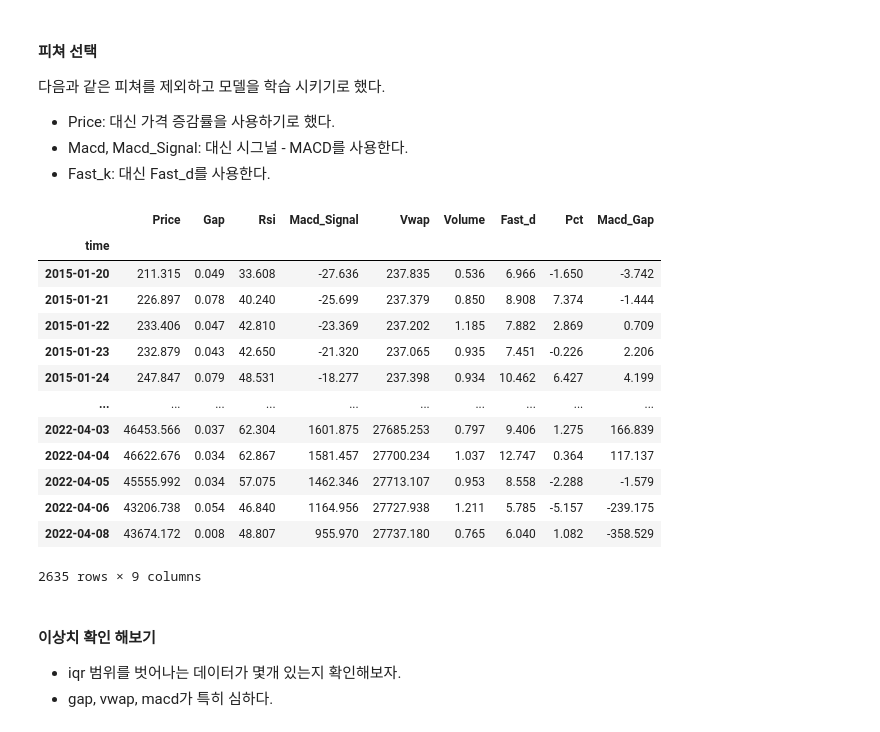
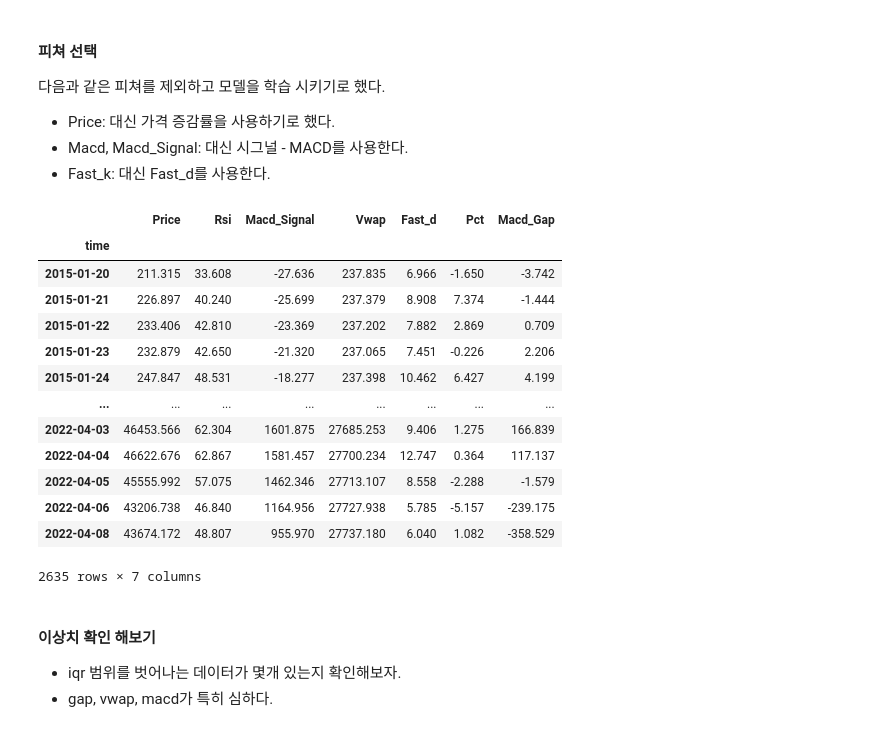
Before and after one commit to Think-JIn99/All-about-Market, a Jupyter notebook: trading/Jeong/machine_trade/EDA/btc/eda_btc_1d.ipynb, the cells around one changed output. Cells and saved outputs as stored; diff of their text form; code cells hidden in the pictures.

```diff
--- a/trading/Jeong/machine_trade/EDA/btc/eda_btc_1d.ipynb
+++ b/trading/Jeong/machine_trade/EDA/btc/eda_btc_1d.ipynb
@@ -217,24 +217,24 @@ plot_corr(x=df['Fast_k'],y=df['Pct'],x_name="Fast_k")
 * Fast_k: 대신 Fast_d를 사용한다.
 # %%
 macd_gap = df['Macd_Signal'] - df['Macd']
-new_df = df.drop(["Macd","Fast_k"], axis=1)
+new_df = df.drop(["Macd","Fast_k","Volume","Gap"], axis=1)
 new_df["Macd_Gap"] = macd_gap
 new_df
 # %% [output]
-|  | Price | Gap | Rsi | Macd_Signal | Vwap | Volume | Fast_d | Pct | Macd_Gap |
-| time |  |  |  |  |  |  |  |  |  |
-| 2015-01-20 | 211.315 | 0.049 | 33.608 | -27.636 | 237.835 | 0.536 | 6.966 | -1.650 | -3.742 |
-| 2015-01-21 | 226.897 | 0.078 | 40.240 | -25.699 | 237.379 | 0.850 | 8.908 | 7.374 | -1.444 |
-| 2015-01-22 | 233.406 | 0.047 | 42.810 | -23.369 | 237.202 | 1.185 | 7.882 | 2.869 | 0.709 |
-| 2015-01-23 | 232.879 | 0.043 | 42.650 | -21.320 | 237.065 | 0.935 | 7.451 | -0.226 | 2.206 |
-| 2015-01-24 | 247.847 | 0.079 | 48.531 | -18.277 | 237.398 | 0.934 | 10.462 | 6.427 | 4.199 |
-| ... | ... | ... | ... | ... | ... | ... | ... | ... | ... |
-| 2022-04-03 | 46453.566 | 0.037 | 62.304 | 1601.875 | 27685.253 | 0.797 | 9.406 | 1.275 | 166.839 |
-| 2022-04-04 | 46622.676 | 0.034 | 62.867 | 1581.457 | 27700.234 | 1.037 | 12.747 | 0.364 | 117.137 |
-| 2022-04-05 | 45555.992 | 0.034 | 57.075 | 1462.346 | 27713.107 | 0.953 | 8.558 | -2.288 | -1.579 |
-| 2022-04-06 | 43206.738 | 0.054 | 46.840 | 1164.956 | 27727.938 | 1.211 | 5.785 | -5.157 | -239.175 |
-| 2022-04-08 | 43674.172 | 0.008 | 48.807 | 955.970 | 27737.180 | 0.765 | 6.040 | 1.082 | -358.529 |
+|  | Price | Rsi | Macd_Signal | Vwap | Fast_d | Pct | Macd_Gap |
+| time |  |  |  |  |  |  |  |
+| 2015-01-20 | 211.315 | 33.608 | -27.636 | 237.835 | 6.966 | -1.650 | -3.742 |
+| 2015-01-21 | 226.897 | 40.240 | -25.699 | 237.379 | 8.908 | 7.374 | -1.444 |
+| 2015-01-22 | 233.406 | 42.810 | -23.369 | 237.202 | 7.882 | 2.869 | 0.709 |
+| 2015-01-23 | 232.879 | 42.650 | -21.320 | 237.065 | 7.451 | -0.226 | 2.206 |
+| 2015-01-24 | 247.847 | 48.531 | -18.277 | 237.398 | 10.462 | 6.427 | 4.199 |
+| ... | ... | ... | ... | ... | ... | ... | ... |
+| 2022-04-03 | 46453.566 | 62.304 | 1601.875 | 27685.253 | 9.406 | 1.275 | 166.839 |
+| 2022-04-04 | 46622.676 | 62.867 | 1581.457 | 27700.234 | 12.747 | 0.364 | 117.137 |
+| 2022-04-05 | 45555.992 | 57.075 | 1462.346 | 27713.107 | 8.558 | -2.288 | -1.579 |
+| 2022-04-06 | 43206.738 | 46.840 | 1164.956 | 27727.938 | 5.785 | -5.157 | -239.175 |
+| 2022-04-08 | 43674.172 | 48.807 | 955.970 | 27737.180 | 6.040 | 1.082 | -358.529 |
-2635 rows × 9 columns
+2635 rows × 7 columns
 # %% [markdown]
 #### 이상치 확인 해보기
 * iqr 범위를 벗어나는 데이터가 몇개 있는지 확인해보자.
```
Also changed, not shown: parts of 9 cells of this notebook.
